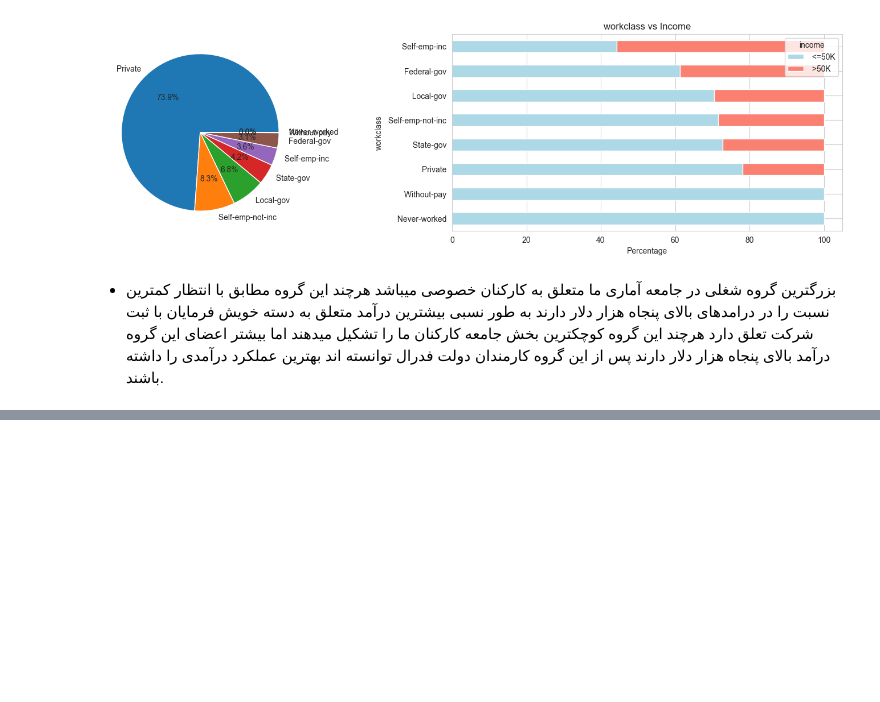
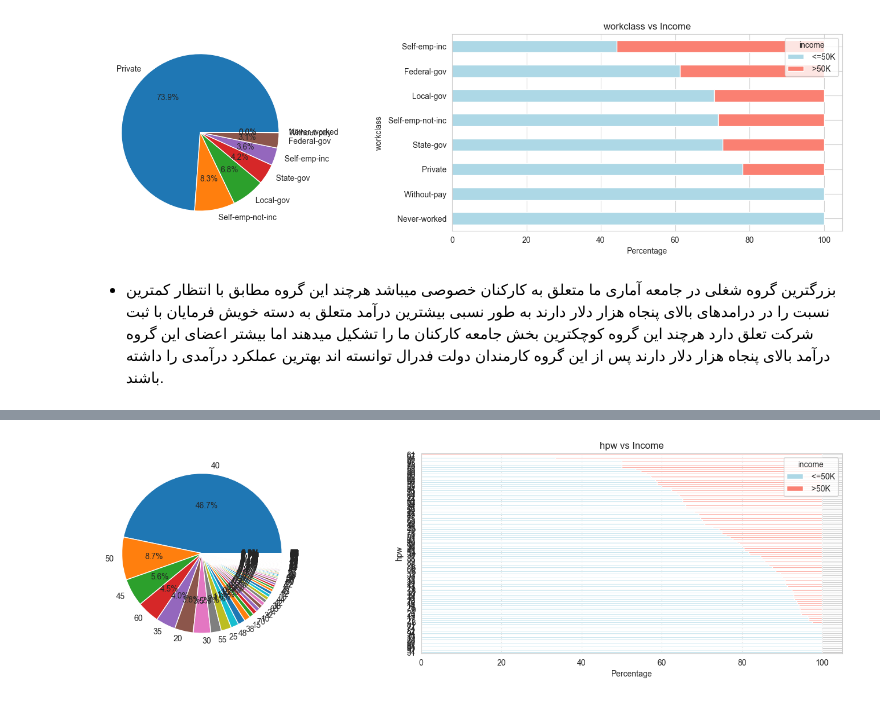
Before and after one commit to Farbod0o/Income-Analysis-in-Census-Data, a Jupyter notebook: CensusIncome.ipynb, the cells around one changed output, grey strips where cells are left out. Saved outputs shown, nothing was run; the diff lists cells and outputs as text; code cells hidden in the pictures; blank space fills up the shorter version.

```diff
--- a/CensusIncome.ipynb
+++ b/CensusIncome.ipynb
@@ -171,0 +229,19 @@ data
+# %%
+hpw = data['hours-per-week'].value_counts()
+plt.figure(figsize=(15, 8))
+
+plt.subplot(2, 2, 1)
+plt.pie(hpw, labels=hpw.index, autopct='%1.1f%%')
+
+plt.subplot(2, 2, 2)
+relationship_status_income = pd.crosstab(data['hours-per-week'], data['income'], normalize='index') * 100
+relationship_status_income.sort_values(by=' >50K').plot(kind='barh', stacked=True, color=['lightblue', 'salmon'],
+                                                   ax=plt.gca())
+plt.xlabel('Percentage')
+plt.ylabel('hpw')
+plt.title('hpw vs Income')
+plt.tight_layout()
+
+plt.show()
+# %% [output]
+[figure, added]
```
Also changed, not shown: parts of 11 cells of this notebook, 1 other file.
